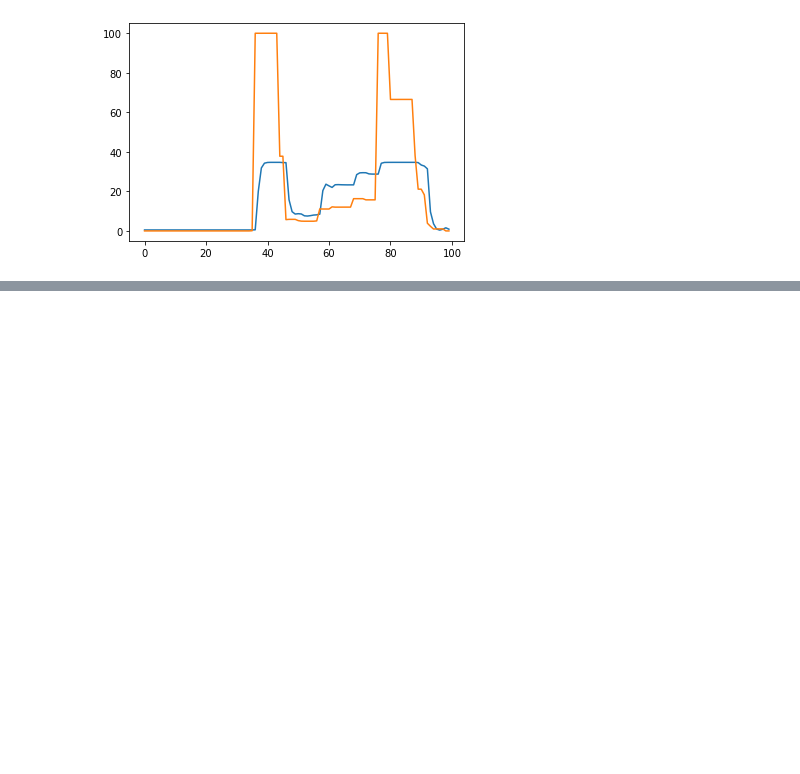
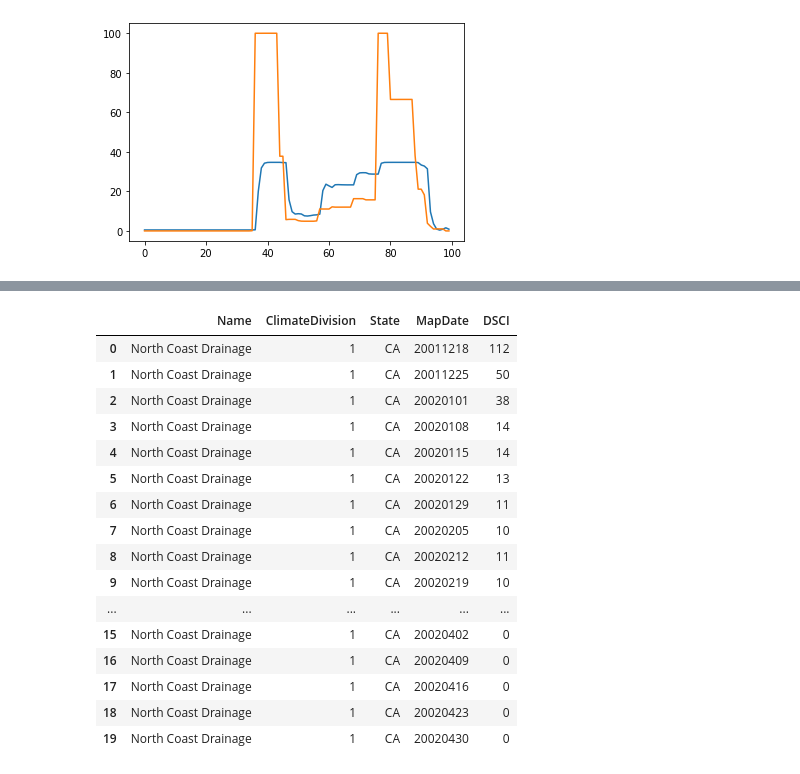
Before and after one commit to sqnguyen00/project-5-repo, a Jupyter notebook: model_1_son.ipynb, the cells around one changed output, grey strips where cells are left out. Saved outputs shown, nothing was run; the diff lists cells and outputs as text; code cells hidden in the pictures; blank space fills up the shorter version.

```diff
--- a/model_1.ipynb
+++ b/model_1_son.ipynb
@@ -280,0 +305,22 @@ plt.plot(test_results['Actuals'][:100])
+# %%
+cal = pd.read_csv('./temperature and precipitation/dm_export_20011223_20211223 (1).csv')
+# %%
+cal.head(20)
+# %% [output]
+|  | Name | ClimateDivision | State | MapDate | DSCI |
+| 0 | North Coast Drainage | 1 | CA | 20011218 | 112 |
+| 1 | North Coast Drainage | 1 | CA | 20011225 | 50 |
+| 2 | North Coast Drainage | 1 | CA | 20020101 | 38 |
+| 3 | North Coast Drainage | 1 | CA | 20020108 | 14 |
+| 4 | North Coast Drainage | 1 | CA | 20020115 | 14 |
+| 5 | North Coast Drainage | 1 | CA | 20020122 | 13 |
+| 6 | North Coast Drainage | 1 | CA | 20020129 | 11 |
+| 7 | North Coast Drainage | 1 | CA | 20020205 | 10 |
+| 8 | North Coast Drainage | 1 | CA | 20020212 | 11 |
+| 9 | North Coast Drainage | 1 | CA | 20020219 | 10 |
+| ... | ... | ... | ... | ... | ... |
+| 15 | North Coast Drainage | 1 | CA | 20020402 | 0 |
+| 16 | North Coast Drainage | 1 | CA | 20020409 | 0 |
+| 17 | North Coast Drainage | 1 | CA | 20020416 | 0 |
+| 18 | North Coast Drainage | 1 | CA | 20020423 | 0 |
+| 19 | North Coast Drainage | 1 | CA | 20020430 | 0 |
```
Also changed, not shown: parts of 3 cells of this notebook, 7 other files.
